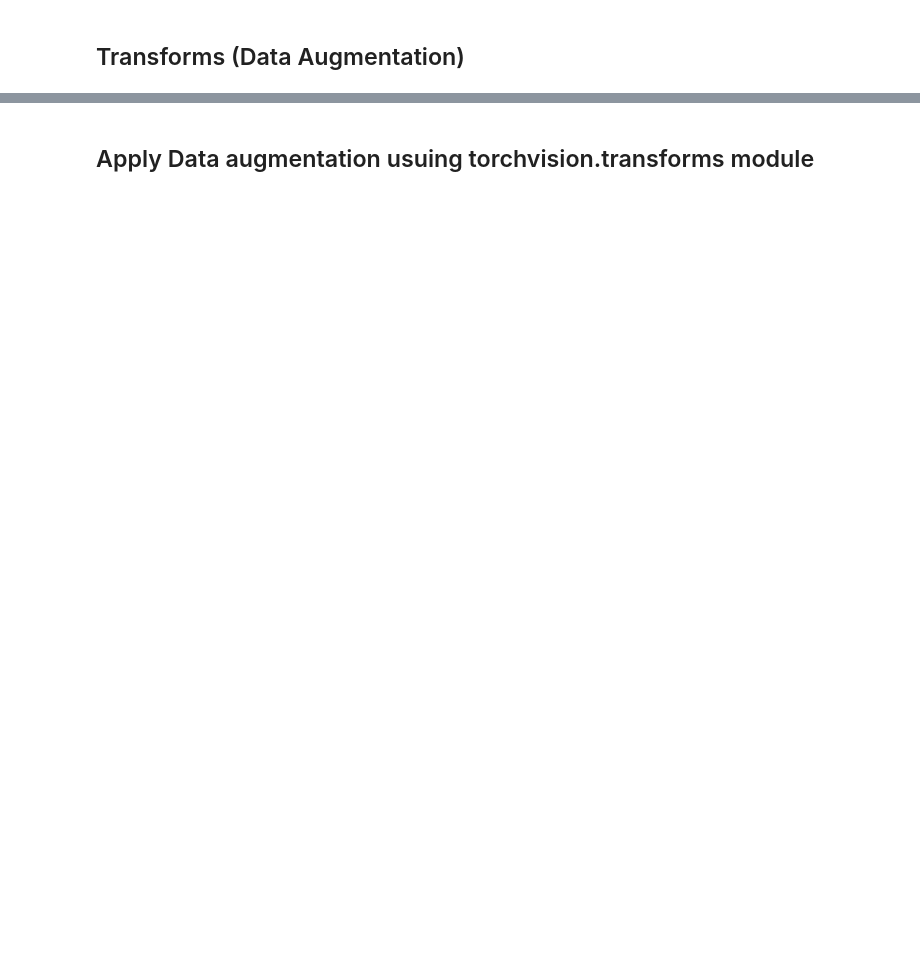
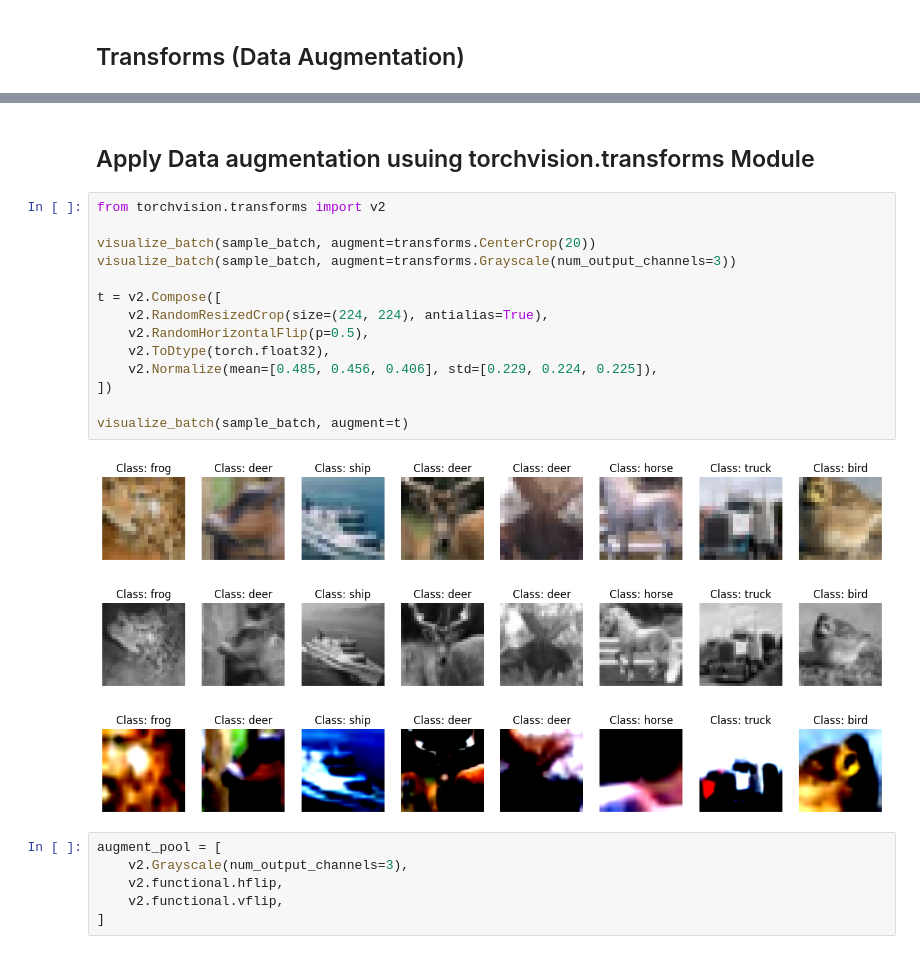
Before and after one commit to GoGiants1/MLDL-study, a Jupyter notebook: mldl-cnn.ipynb, the cells around one changed output, grey strips where cells are left out. Drawn from its saved outputs; the diff is of its cells as text; blank space fills up the shorter version.

```diff
--- a/mldl-cnn.ipynb
+++ b/mldl-cnn.ipynb
@@ -200,2 +200,26 @@ visualize_batch(sample_batch)
 # %% [markdown]
-## Apply Data augmentation usuing torchvision.transforms module
+## Apply Data augmentation usuing torchvision.transforms Module
+# %%
+from torchvision.transforms import v2
+
+visualize_batch(sample_batch, augment=transforms.CenterCrop(20))
+visualize_batch(sample_batch, augment=transforms.Grayscale(num_output_channels=3))
+
+t = v2.Compose([
+    v2.RandomResizedCrop(size=(224, 224), antialias=True),
+    v2.RandomHorizontalFlip(p=0.5),
+    v2.ToDtype(torch.float32),
+    v2.Normalize(mean=[0.485, 0.456, 0.406], std=[0.229, 0.224, 0.225]),
+])
+
+visualize_batch(sample_batch, augment=t)
+# %% [output]
+[figure, added]
+[figure, added]
+[figure, added]
+# %%
+augment_pool = [
+    v2.Grayscale(num_output_channels=3),
+    v2.functional.hflip,
+    v2.functional.vflip,
+]
```
Also changed, not shown: parts of 9 cells of this notebook.
